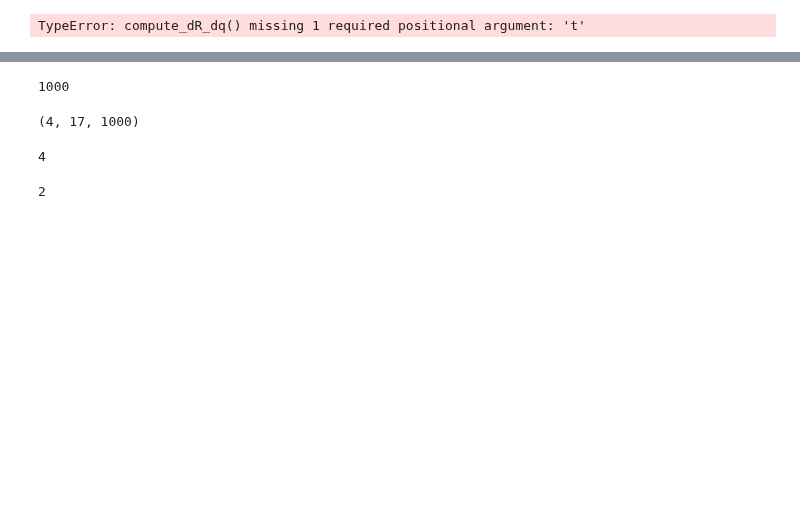
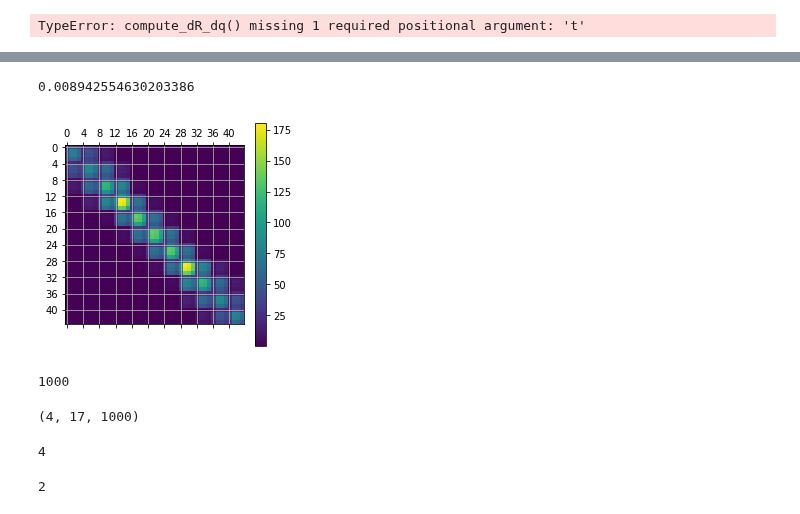
Before and after one commit to bombrun/GaiaLab, a Jupyter notebook: notebooks/4-test_attitude_update.ipynb, the cells around one changed output, grey strips where cells are left out. Drawn from its saved outputs; the diff is of its cells as text; code cells hidden in the pictures; blank space fills up the shorter version.

```diff
--- a/notebooks/4-test_attitude_update.ipynb
+++ b/notebooks/4-test_attitude_update.ipynb
@@ -441,3 +442,16 @@ plt.show()
+# %%
+A = N_aa.copy()
+A[np.where(A==0)] = 1
+print(A.min())
+plt.matshow(A, fignum=None)
+plt.colorbar()
+plt.xticks(np.arange(0, A.shape[0], 4))
+plt.yticks(np.arange(0, A.shape[0], 4))
+plt.grid()
+plt.show()
+# %% [output]
+0.008942554630203386
+[figure, added]
 # %%
 print(len(my_times))
 Solver.att_bases.shape
```
Also changed, not shown: parts of 23 cells of this notebook, 1 other file.
